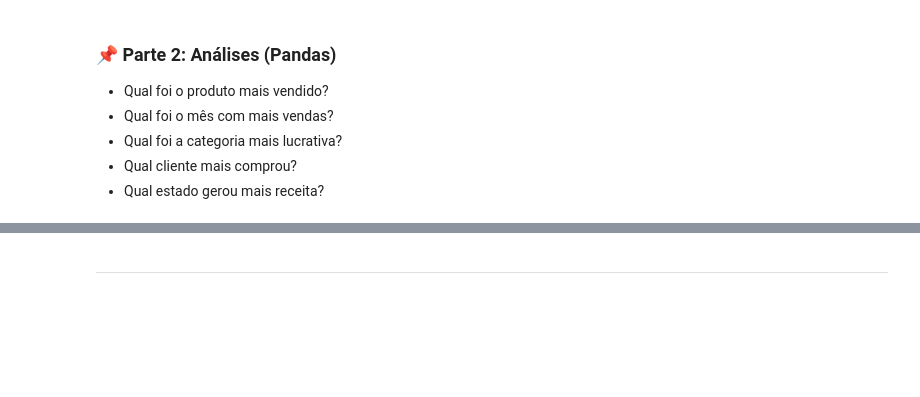
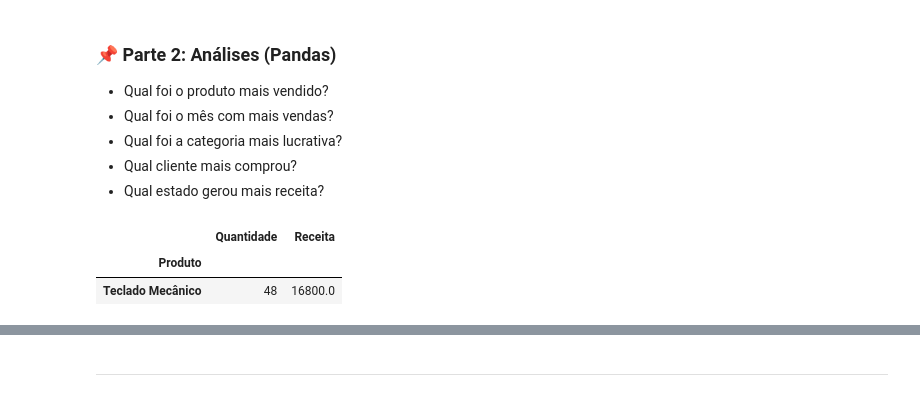
Before and after one commit to joao-victor-73/python.estudos, a Jupyter notebook: Estudos/Analise de Dados/Projeto - Analise de desempenho de loja/analise_desempenho.ipynb, the cells around one changed output, grey strips where cells are left out. Saved outputs shown, nothing was run; the diff lists cells and outputs as text; code cells hidden in the pictures; blank space fills up the shorter version.

```diff
--- a/Estudos/Analise de Dados/Projeto - Analise de desempenho de loja/analise_desempenho.ipynb
+++ b/Estudos/Analise de Dados/Projeto - Analise de desempenho de loja/analise_desempenho.ipynb
@@ -106,3 +221,12 @@ ___
 - Qual foi a categoria mais lucrativa?
 - Qual cliente mais comprou?
 - Qual estado gerou mais receita?
+# %%
+# Qual foi o produto mais vendido?
+produtos_mais_vendidos = base.groupby(['Produto'])[['Quantidade', 'Receita']].sum().sort_values(by=['Quantidade'])
+# %%
+produtos_mais_vendidos.tail(1)
+# %% [output]
+|  | Quantidade | Receita |
+| Produto |  |  |
+| Teclado Mecânico | 48 | 16800.0 |
```
Also changed, not shown: parts of 30 cells of this notebook, 2 other files.
